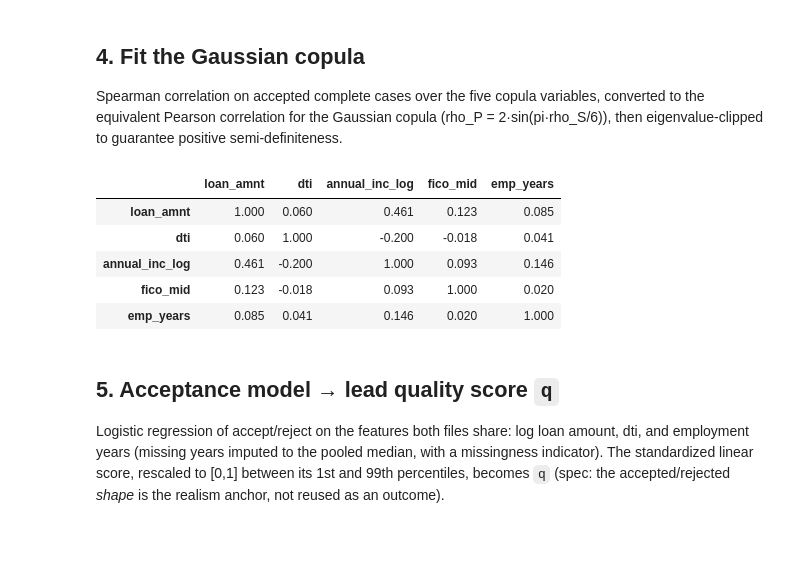
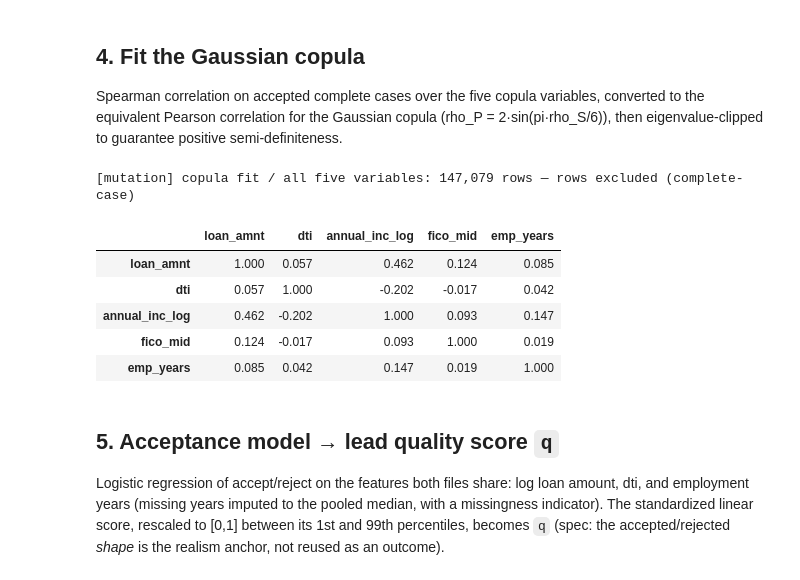
Before and after one commit to JordanBeary/tributary, a Jupyter notebook: analysis/profiling/01_lendingclub.ipynb, the cells around one changed output. Cells and saved outputs as stored; diff of their text form; code cells hidden in the pictures; blank space fills up the shorter version.

```diff
--- a/analysis/profiling/01_lendingclub.ipynb
+++ b/analysis/profiling/01_lendingclub.ipynb
@@ -40,6 +40,16 @@ N_QUANTILES = 1000          # inverse-CDF lookup resolution (spec Section 1)
 POOL_TARGET = 3_000_000     # pooled applicant-population sample size for tail-widening
 SIM_N = 200_000             # draws used by the QA gates
 pd.set_option("display.float_format", lambda v: f"{v:,.3f}")
+
+# Data-mutation ledger: every operation that alters data (row drops, sentinel
+# handling, winsorization clips, recategorization, imputation) is recorded here,
+# displayed before the params are written, and embedded in the params metadata.
+MUTATIONS = []
+def record_mutation(step, column, rows, disposition, rationale):
+    MUTATIONS.append({"step": step, "column": column, "rows_affected": int(rows),
+                      "disposition": disposition, "rationale": rationale})
+    print(f"[mutation] {step} / {column}: {rows:,} rows — {disposition}")
+
 print(f"repo root: {ROOT}")
 # %% [output]
 repo root: /Users/jordanbeary/tributary
@@ -116,13 +133,28 @@ EMP_YEARS = {"< 1 year": 0.5, "1 year": 1, "2 years": 2, "3 years": 3, "4 years"
              "5 years": 5, "6 years": 6, "7 years": 7, "8 years": 8, "9 years": 9,
              "10+ years": 10}
 
+n_emp_na = int(acc["emp_length"].isna().sum() + rej["emp_length"].isna().sum())
 for df in (acc, rej):
     df["emp_length"] = df["emp_length"].fillna("n/a")
     df["emp_years"] = df["emp_length"].map(EMP_YEARS)  # NaN for the n/a bucket
+record_mutation("clean", "emp_length", n_emp_na, "recategorized to 'n/a' bucket",
+                "missingness is real applicant behavior; kept in the categorical mix, "
+                "excluded from the copula, imputed (with indicator) in the acceptance model")
+
+# Accepted dti = 999 is a hard sentinel: 135 rows sit at exactly 999 and none above.
+# The genuine heavy tail (values in 100-999, mostly joint applications) is left for
+# winsorization to handle.
+n_dti999 = int((acc["dti"] >= 999).sum())
+acc.loc[acc["dti"] >= 999, "dti"] = np.nan
+record_mutation("clean", "dti (accepted)", n_dti999, "set NaN (sentinel)",
+                "dti == 999 is a cap/missing marker, not a measured ratio")
 
 acc["fico_mid"] = (acc["fico_range_low"] + acc["fico_range_high"]) / 2
-# Positive-income guard before the log transform
+# Non-positive income cannot enter the log transform and is not a plausible value
+n_inc_bad = int((acc["annual_inc"] <= 0).sum())
 acc.loc[acc["annual_inc"] <= 0, "annual_inc"] = np.nan
+record_mutation("clean", "annual_inc", n_inc_bad, "set NaN",
+                "non-positive self-reported income; invalid for the log-space marginal")
 acc["annual_inc_log"] = np.log(acc["annual_inc"])
 
 # Sanity: category labels seen in the data vs the fixed order above
@@ -222,29 +267,34 @@ eigenvalue-clipped to guarantee positive semi-definiteness.
 # %%
 COPULA_VARS = ["loan_amnt", "dti", "annual_inc_log", "fico_mid", "emp_years"]
 cop_df = acc[COPULA_VARS].dropna()
+record_mutation("copula fit", "all five variables", len(acc) - len(cop_df),
+                "rows excluded (complete-case)",
+                "correlation needs jointly observed values; excluded rows still feed "
+                "the univariate marginals they do have")
 cop_sample = cop_df.sample(n=min(500_000, len(cop_df)), random_state=SEED)
 
 spearman = cop_sample.corr(method="spearman").to_numpy()
 pearson_equiv = 2 * np.sin(np.pi * spearman / 6)
 
 # PSD repair: clip negative eigenvalues, renormalize the diagonal to 1
 w, v = np.linalg.eigh(pearson_equiv)
 sigma = v @ np.diag(np.clip(w, 1e-6, None)) @ v.T
 d = np.sqrt(np.diag(sigma))
 sigma = sigma / np.outer(d, d)
 
 copula = {"variables": COPULA_VARS,
           "spearman": spearman.tolist(),
           "gaussian_sigma": sigma.tolist(),
           "fit_rows": int(len(cop_sample))}
 pd.DataFrame(spearman, index=COPULA_VARS, columns=COPULA_VARS)
 # %% [output]
+[mutation] copula fit / all five variables: 147,079 rows — rows excluded (complete-case)
 |  | loan_amnt | dti | annual_inc_log | fico_mid | emp_years |
-| loan_amnt | 1.000 | 0.060 | 0.461 | 0.123 | 0.085 |
-| dti | 0.060 | 1.000 | -0.200 | -0.018 | 0.041 |
-| annual_inc_log | 0.461 | -0.200 | 1.000 | 0.093 | 0.146 |
-| fico_mid | 0.123 | -0.018 | 0.093 | 1.000 | 0.020 |
-| emp_years | 0.085 | 0.041 | 0.146 | 0.020 | 1.000 |
+| loan_amnt | 1.000 | 0.057 | 0.462 | 0.124 | 0.085 |
+| dti | 0.057 | 1.000 | -0.202 | -0.017 | 0.042 |
+| annual_inc_log | 0.462 | -0.202 | 1.000 | 0.093 | 0.147 |
+| fico_mid | 0.124 | -0.017 | 0.093 | 1.000 | 0.019 |
+| emp_years | 0.085 | 0.042 | 0.147 | 0.019 | 1.000 |
 # %% [markdown]
 ## 5. Acceptance model → lead quality score `q`
 
```
Also changed, not shown: parts of 11 cells of this notebook, 1 other file.
